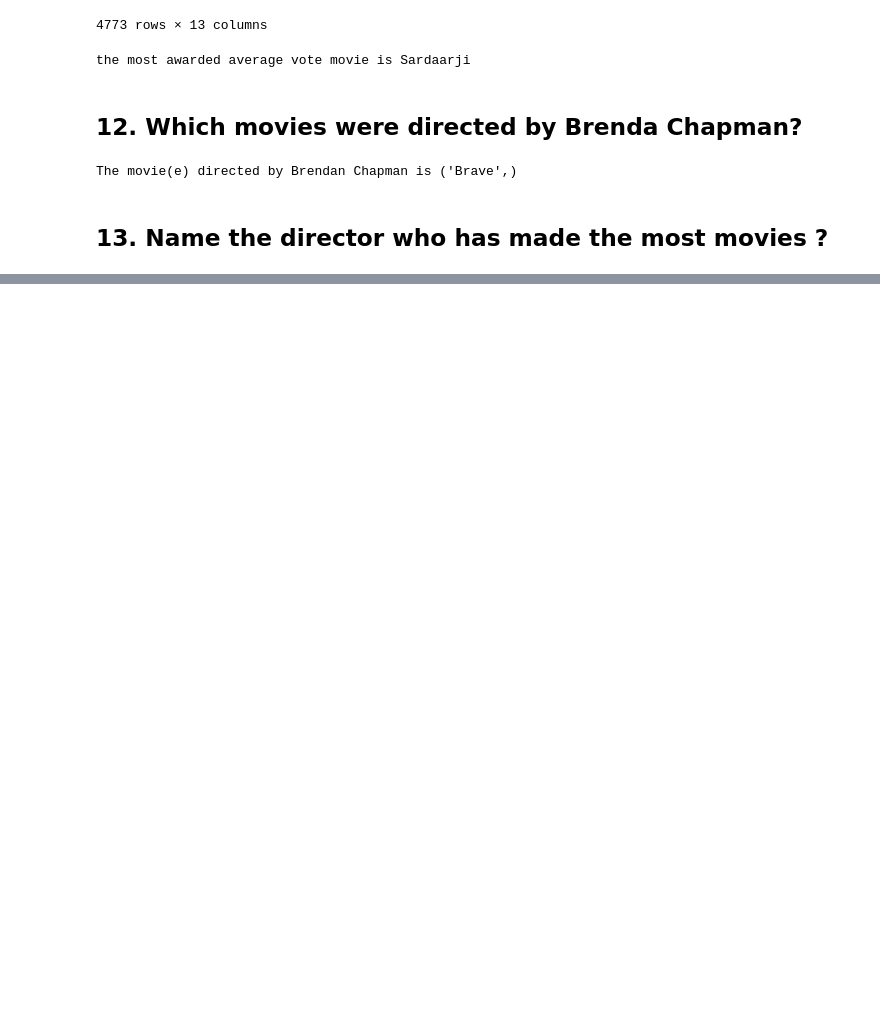
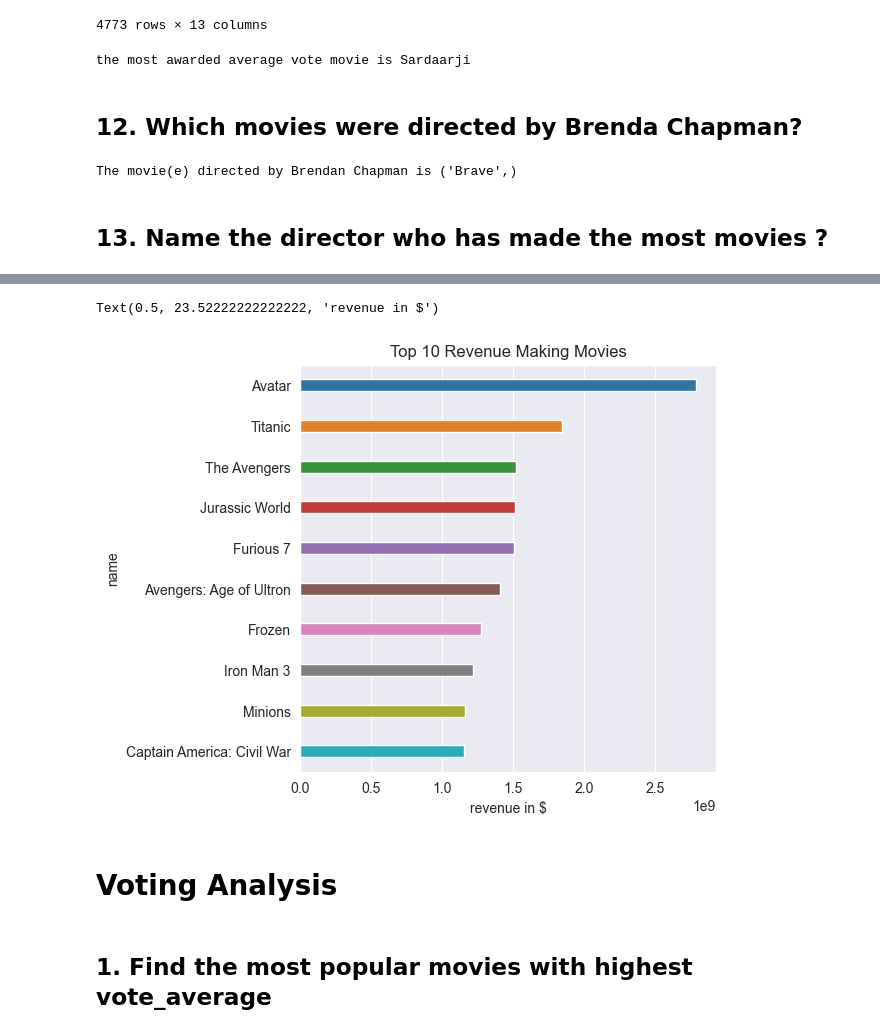
Before and after one commit to mihirh19/Imdb-dataset-analysis, a Jupyter notebook: imdb.ipynb, the cells around one changed output, grey strips where cells are left out. Drawn from its saved outputs; the diff is of its cells as text; code cells hidden in the pictures; blank space fills up the shorter version.

```diff
--- a/imdb.ipynb
+++ b/imdb.ipynb
@@ -222,0 +274,4 @@ The movie(e) directed by Brendan Chapman is ('Brave',)
+# %%
+cur.execute('select * from movies order by revenue desc limit 10')
+top10_movies = cur.fetchall()
+most_revenue = pd.DataFrame(top10_movies)
@@ -222,0 +292,13 @@ The movie(e) directed by Brendan Chapman is ('Brave',)
+# %%
+sns.barplot(data=most_revenue, x=5, y=1, width=0.3)
+plt.tight_layout()
+plt.title("Top 10 Revenue Making Movies")
+plt.ylabel("name")
+plt.xlabel("revenue in $")
+# %% [output]
+Text(0.5, 23.52222222222222, 'revenue in $')
+[figure, added]
+# %% [markdown]
+# Voting Analysis
+# %% [markdown]
+## 1. Find the most popular movies with highest vote_average
```
Also changed, not shown: parts of 16 cells of this notebook.
